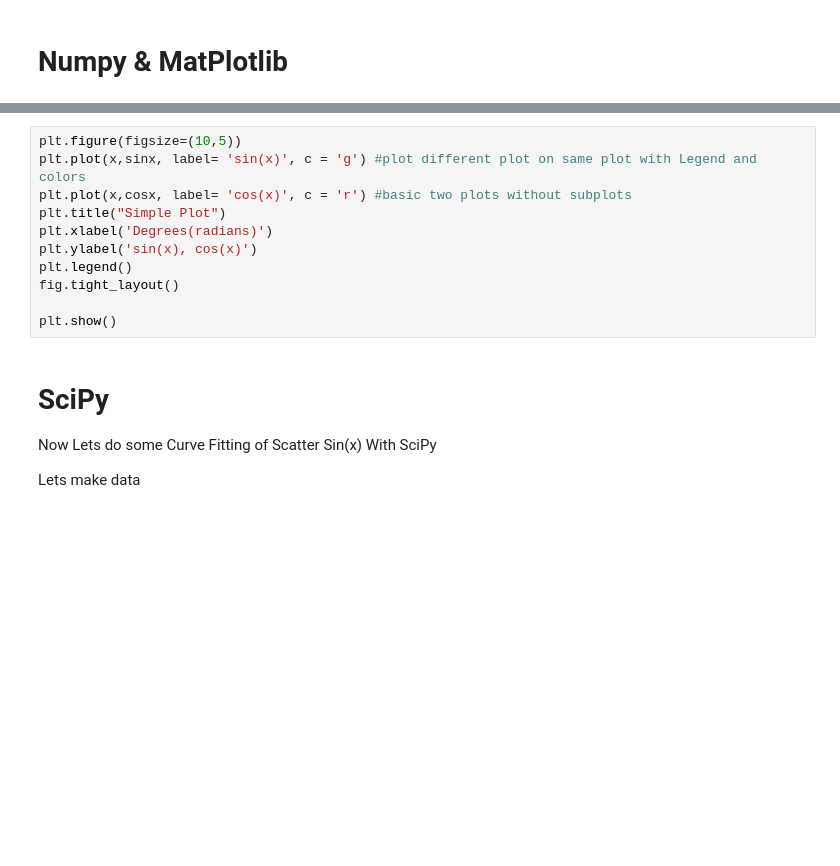
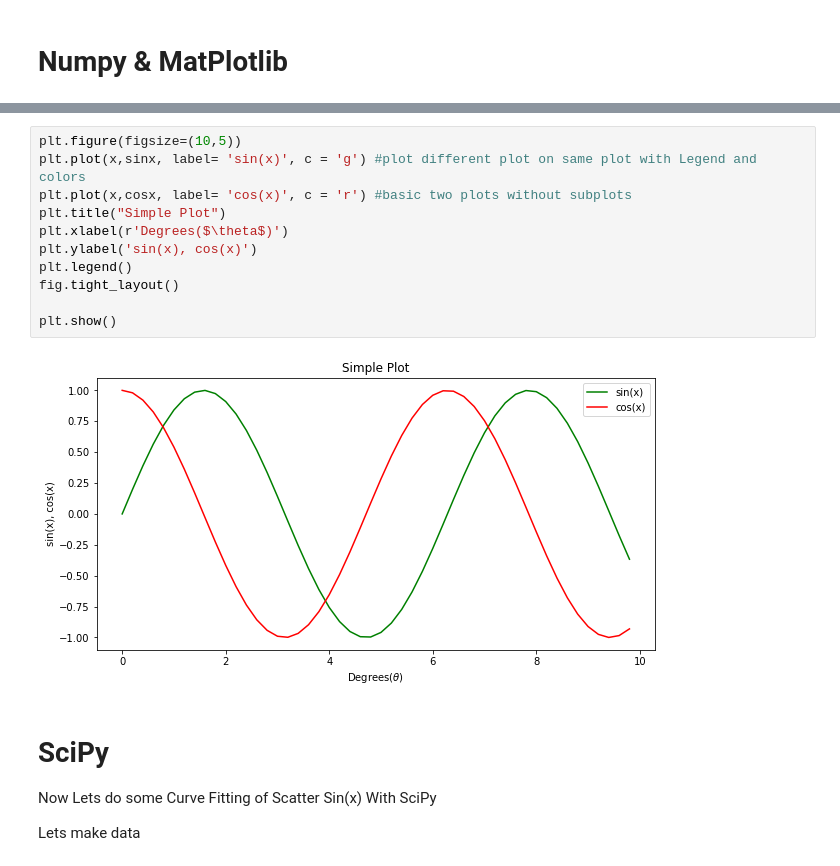
Before and after one commit to uofscphysics/STEM_Python_Course, a Jupyter notebook: Day_2/Python_Core.ipynb, the cells around one changed output, grey strips where cells are left out. Drawn from its saved outputs; the diff is of its cells as text; blank space fills up the shorter version.

```diff
--- a/Day_2/Python_Core.ipynb
+++ b/Day_2/Python_Core.ipynb
@@ -85,14 +111,16 @@ plt.show() #this will plot each different subplot on its own graph
 # %%
 plt.figure(figsize=(10,5))
 plt.plot(x,sinx, label= 'sin(x)', c = 'g') #plot different plot on same plot with Legend and colors
 plt.plot(x,cosx, label= 'cos(x)', c = 'r') #basic two plots without subplots
 plt.title("Simple Plot")
-plt.xlabel('Degrees(radians)')
+plt.xlabel(r'Degrees($\theta$)')
 plt.ylabel('sin(x), cos(x)')
 plt.legend()
 fig.tight_layout()
 
 plt.show()
+# %% [output]
+[figure, added]
 # %% [markdown]
 # SciPy
 Now Lets do some Curve Fitting of Scatter Sin(x) With SciPy
```
Also changed, not shown: parts of 38 cells of this notebook, 28 other files.
